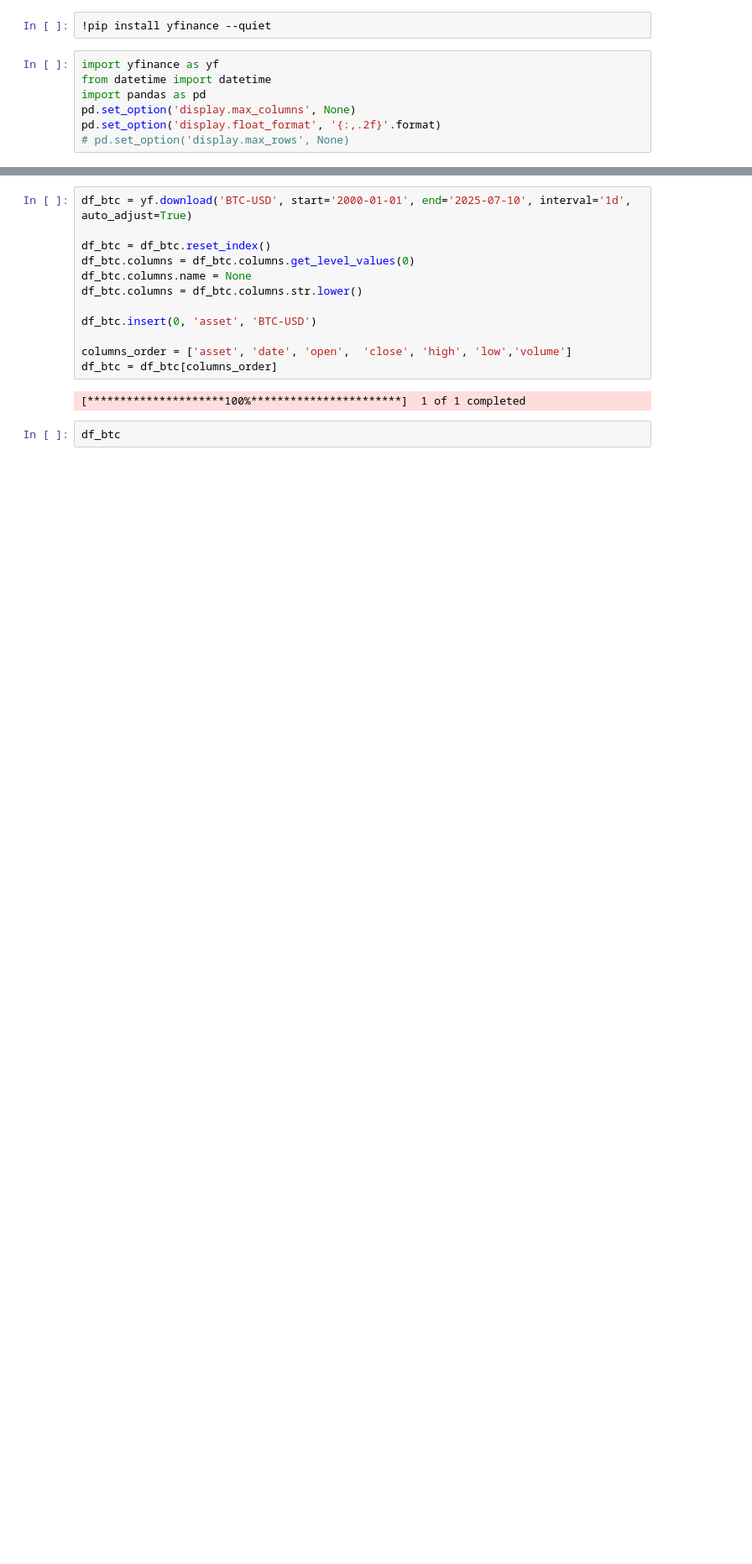
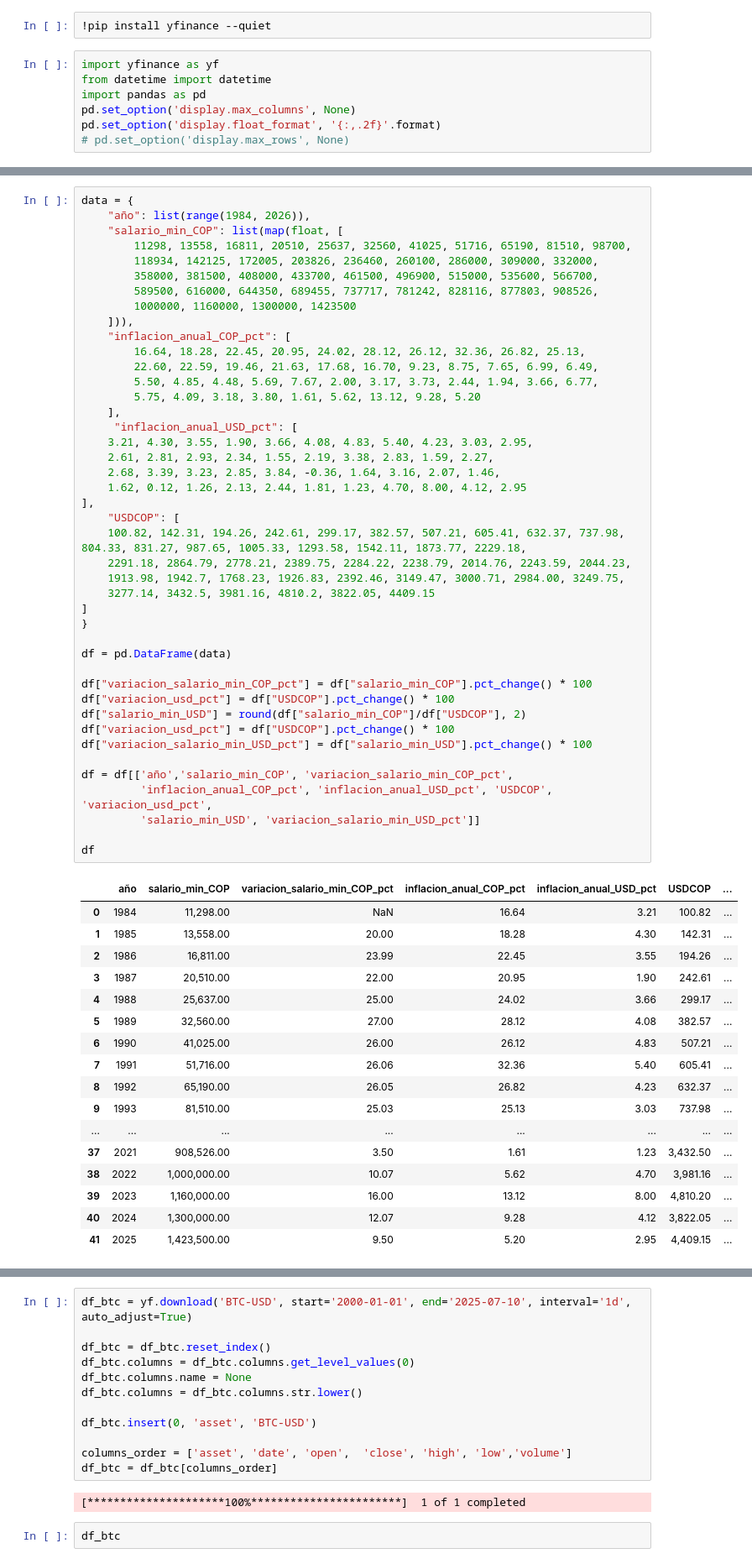
Before and after one commit to alexandergribenchenko/Data_Science_Finanzas, a Jupyter notebook: DS_FIN_02_Mercados.ipynb, the cells around one changed output, grey strips where cells are left out. Shown: that part at 84% size. Cells and saved outputs as stored; diff of their text form; blank space fills up the shorter version.

```diff
--- a/DS_FIN_02_Mercados.ipynb
+++ b/DS_FIN_02_Mercados.ipynb
@@ -11,0 +24,61 @@ pd.set_option('display.float_format', '{:,.2f}'.format)
+# %%
+data = {
+    "año": list(range(1984, 2026)),
+    "salario_min_COP": list(map(float, [
+        11298, 13558, 16811, 20510, 25637, 32560, 41025, 51716, 65190, 81510, 98700,
+        118934, 142125, 172005, 203826, 236460, 260100, 286000, 309000, 332000,
+        358000, 381500, 408000, 433700, 461500, 496900, 515000, 535600, 566700,
+        589500, 616000, 644350, 689455, 737717, 781242, 828116, 877803, 908526,
+        1000000, 1160000, 1300000, 1423500
+    ])),
+    "inflacion_anual_COP_pct": [
+        16.64, 18.28, 22.45, 20.95, 24.02, 28.12, 26.12, 32.36, 26.82, 25.13,
+        22.60, 22.59, 19.46, 21.63, 17.68, 16.70, 9.23, 8.75, 7.65, 6.99, 6.49,
+        5.50, 4.85, 4.48, 5.69, 7.67, 2.00, 3.17, 3.73, 2.44, 1.94, 3.66, 6.77,
+        5.75, 4.09, 3.18, 3.80, 1.61, 5.62, 13.12, 9.28, 5.20
+    ],
+     "inflacion_anual_USD_pct": [
+    3.21, 4.30, 3.55, 1.90, 3.66, 4.08, 4.83, 5.40, 4.23, 3.03, 2.95,
+    2.61, 2.81, 2.93, 2.34, 1.55, 2.19, 3.38, 2.83, 1.59, 2.27,
+    2.68, 3.39, 3.23, 2.85, 3.84, -0.36, 1.64, 3.16, 2.07, 1.46,
+    1.62, 0.12, 1.26, 2.13, 2.44, 1.81, 1.23, 4.70, 8.00, 4.12, 2.95
+],
+    "USDCOP": [
+    100.82, 142.31, 194.26, 242.61, 299.17, 382.57, 507.21, 605.41, 632.37, 737.98, 804.33, 831.27, 987.65, 1005.33, 1293.58, 1542.11, 1873.77, 2229.18,
+    2291.18, 2864.79, 2778.21, 2389.75, 2284.22, 2238.79, 2014.76, 2243.59, 2044.23,
+    1913.98, 1942.7, 1768.23, 1926.83, 2392.46, 3149.47, 3000.71, 2984.00, 3249.75,
+    3277.14, 3432.5, 3981.16, 4810.2, 3822.05, 4409.15
+]
+}
+
+df = pd.DataFrame(data)
+
+df["variacion_salario_min_COP_pct"] = df["salario_min_COP"].pct_change() * 100
+df["variacion_usd_pct"] = df["USDCOP"].pct_change() * 100
+df["salario_min_USD"] = round(df["salario_min_COP"]/df["USDCOP"], 2)
+df["variacion_usd_pct"] = df["USDCOP"].pct_change() * 100
+df["variacion_salario_min_USD_pct"] = df["salario_min_USD"].pct_change() * 100
+
+df = df[['año','salario_min_COP', 'variacion_salario_min_COP_pct',
+         'inflacion_anual_COP_pct', 'inflacion_anual_USD_pct', 'USDCOP', 'variacion_usd_pct',
+         'salario_min_USD', 'variacion_salario_min_USD_pct']]
+
+df
+# %% [output]
+|  | año | salario_min_COP | variacion_salario_min_COP_pct | inflacion_anual_COP_pct | inflacion_anual_USD_pct | USDCOP | ... |
+| 0 | 1984 | 11,298.00 | NaN | 16.64 | 3.21 | 100.82 | ... |
+| 1 | 1985 | 13,558.00 | 20.00 | 18.28 | 4.30 | 142.31 | ... |
+| 2 | 1986 | 16,811.00 | 23.99 | 22.45 | 3.55 | 194.26 | ... |
+| 3 | 1987 | 20,510.00 | 22.00 | 20.95 | 1.90 | 242.61 | ... |
+| 4 | 1988 | 25,637.00 | 25.00 | 24.02 | 3.66 | 299.17 | ... |
+| 5 | 1989 | 32,560.00 | 27.00 | 28.12 | 4.08 | 382.57 | ... |
+| 6 | 1990 | 41,025.00 | 26.00 | 26.12 | 4.83 | 507.21 | ... |
+| 7 | 1991 | 51,716.00 | 26.06 | 32.36 | 5.40 | 605.41 | ... |
+| 8 | 1992 | 65,190.00 | 26.05 | 26.82 | 4.23 | 632.37 | ... |
+| 9 | 1993 | 81,510.00 | 25.03 | 25.13 | 3.03 | 737.98 | ... |
+| ... | ... | ... | ... | ... | ... | ... | ... |
+| 37 | 2021 | 908,526.00 | 3.50 | 1.61 | 1.23 | 3,432.50 | ... |
+| 38 | 2022 | 1,000,000.00 | 10.07 | 5.62 | 4.70 | 3,981.16 | ... |
+| 39 | 2023 | 1,160,000.00 | 16.00 | 13.12 | 8.00 | 4,810.20 | ... |
+| 40 | 2024 | 1,300,000.00 | 12.07 | 9.28 | 4.12 | 3,822.05 | ... |
+| 41 | 2025 | 1,423,500.00 | 9.50 | 5.20 | 2.95 | 4,409.15 | ... |
```
Also changed, not shown: parts of 25 cells of this notebook.
